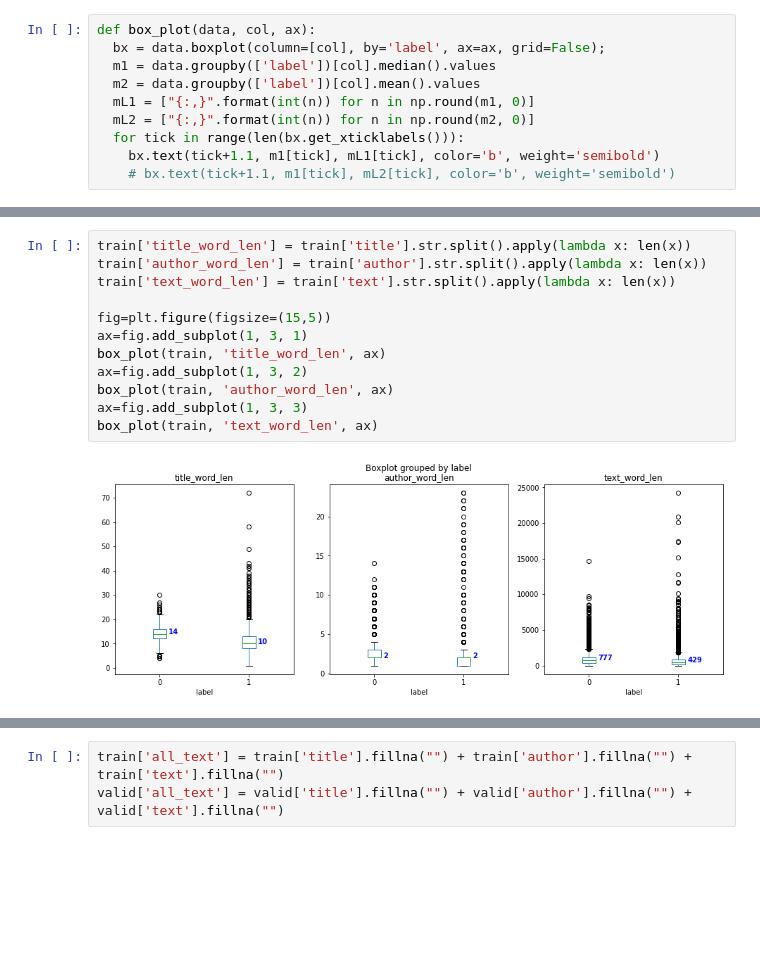
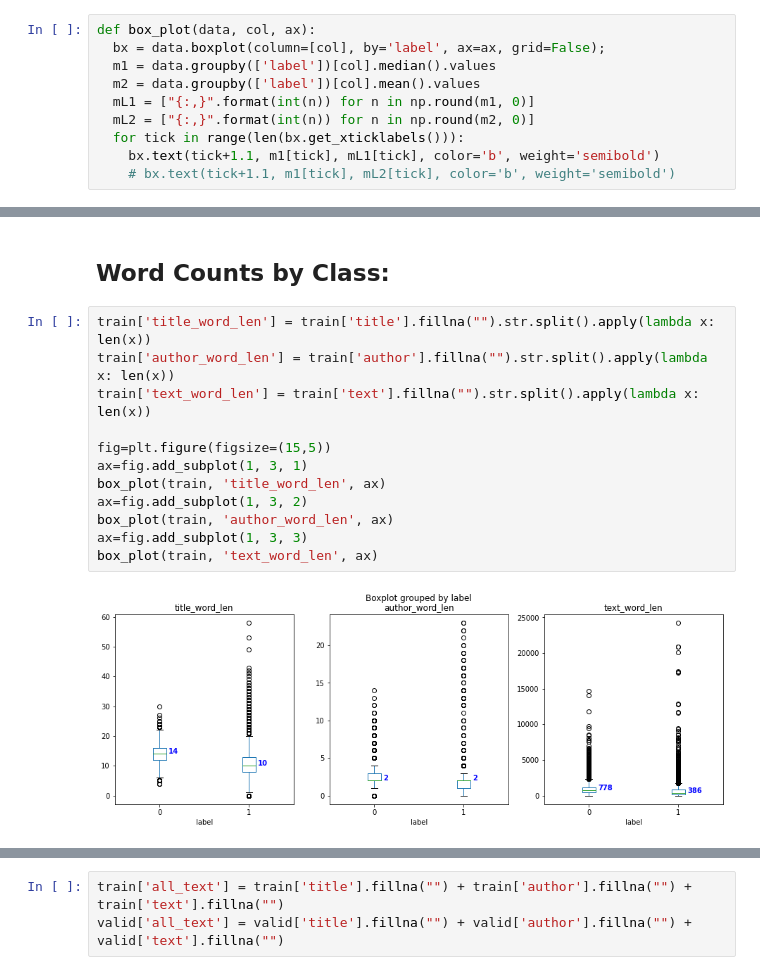
Before and after one commit to Abhishek-Dutt-1/kaggle-fake-news, a Jupyter notebook: fake_news_classifier.ipynb, the cells around one changed output, grey strips where cells are left out. Drawn from its saved outputs; the diff is of its cells as text; blank space fills up the shorter version.

```diff
--- a/fake_news_classifier.ipynb
+++ b/fake_news_classifier.ipynb
@@ -94,14 +134,16 @@ box_plot(train, 'text_len', ax)
+# %% [markdown]
+## Word Counts by Class:
 # %%
-train['title_word_len'] = train['title'].str.split().apply(lambda x: len(x))
-train['author_word_len'] = train['author'].str.split().apply(lambda x: len(x))
-train['text_word_len'] = train['text'].str.split().apply(lambda x: len(x))
+train['title_word_len'] = train['title'].fillna("").str.split().apply(lambda x: len(x))
+train['author_word_len'] = train['author'].fillna("").str.split().apply(lambda x: len(x))
+train['text_word_len'] = train['text'].fillna("").str.split().apply(lambda x: len(x))
 
 fig=plt.figure(figsize=(15,5))
 ax=fig.add_subplot(1, 3, 1)
 box_plot(train, 'title_word_len', ax)
 ax=fig.add_subplot(1, 3, 2)
 box_plot(train, 'author_word_len', ax)
 ax=fig.add_subplot(1, 3, 3)
 box_plot(train, 'text_word_len', ax)
 # %% [output]
-[figure, old version]
+[figure, new version]
```
Also changed, not shown: parts of 43 cells of this notebook.
